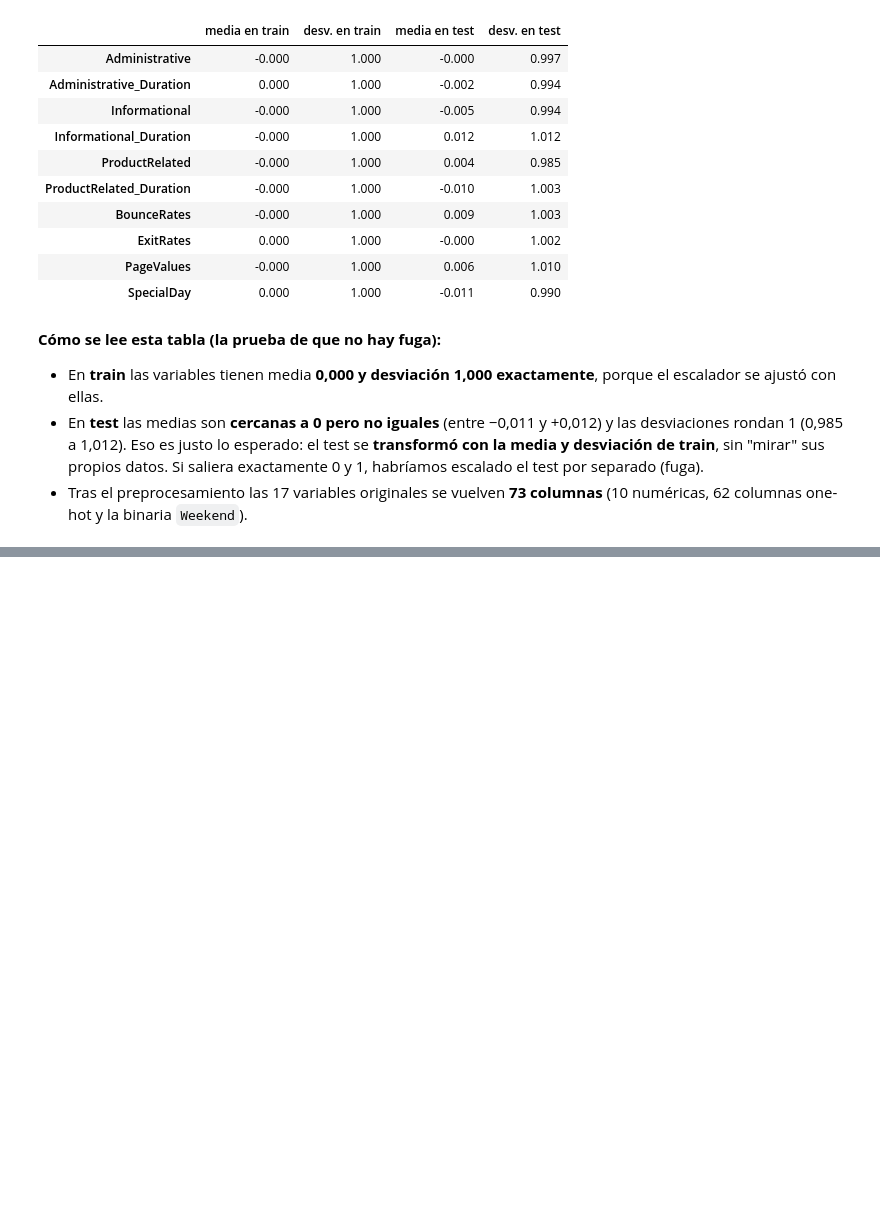
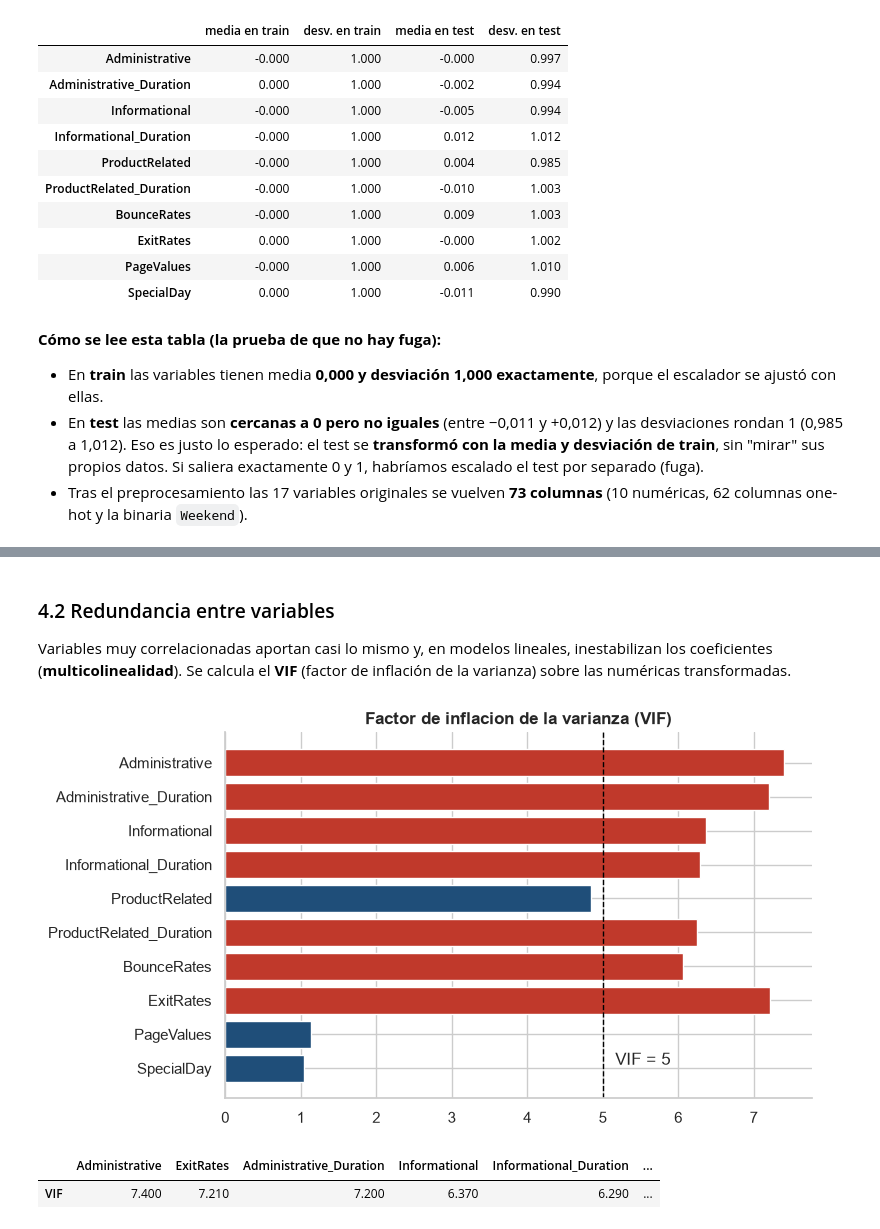
Before and after one commit to Xantyagoh/grupo3-ml-intencion-compra, a Jupyter notebook: evaluacion 4/notebooks/02_preprocesamiento.ipynb, the cells around one changed output, grey strips where cells are left out. Saved outputs shown, nothing was run; the diff lists cells and outputs as text; code cells hidden in the pictures; blank space fills up the shorter version.

```diff
--- a/evaluacion 4/notebooks/02_preprocesamiento.ipynb
+++ b/evaluacion 4/notebooks/02_preprocesamiento.ipynb
@@ -122,0 +160,23 @@ comprobacion
+# %% [markdown]
+### 4.2 Redundancia entre variables
+Variables muy correlacionadas aportan casi lo mismo y, en modelos lineales, inestabilizan los coeficientes (**multicolinealidad**). Se calcula el **VIF** (factor de inflación de la varianza) sobre las numéricas transformadas.
+# %%
+from statsmodels.stats.outliers_influence import variance_inflation_factor
+
+Xn = pd.DataFrame(np.log1p(X_train[NUMERICAS]))
+Xn = (Xn - Xn.mean()) / Xn.std()
+Xn.insert(0, 'const', 1.0)
+vif = pd.Series([variance_inflation_factor(Xn.values, i) for i in range(1, Xn.shape[1])], index=NUMERICAS)
+
+fig, ax = plt.subplots(figsize=(8, 4.5))
+ax.barh(vif.index[::-1], vif.values[::-1], color=[ROJO if v > 5 else AZUL for v in vif.values[::-1]])
+ax.axvline(5, color='black', ls='--', lw=1); ax.text(5.1, 0, ' VIF = 5', va='bottom')
+ax.set_title('Factor de inflacion de la varianza (VIF)')
+plt.tight_layout()
+plt.savefig(FIG / '02_vif.png', dpi=150, bbox_inches='tight')
+plt.show()
+vif.round(2).sort_values(ascending=False).to_frame('VIF').T
+# %% [output]
+[figure, added]
+|  | Administrative | ExitRates | Administrative_Duration | Informational | Informational_Duration | ... |
+| VIF | 7.400 | 7.210 | 7.200 | 6.370 | 6.290 | ... |
```
Also changed, not shown: parts of 10 cells of this notebook, 4 other files.
